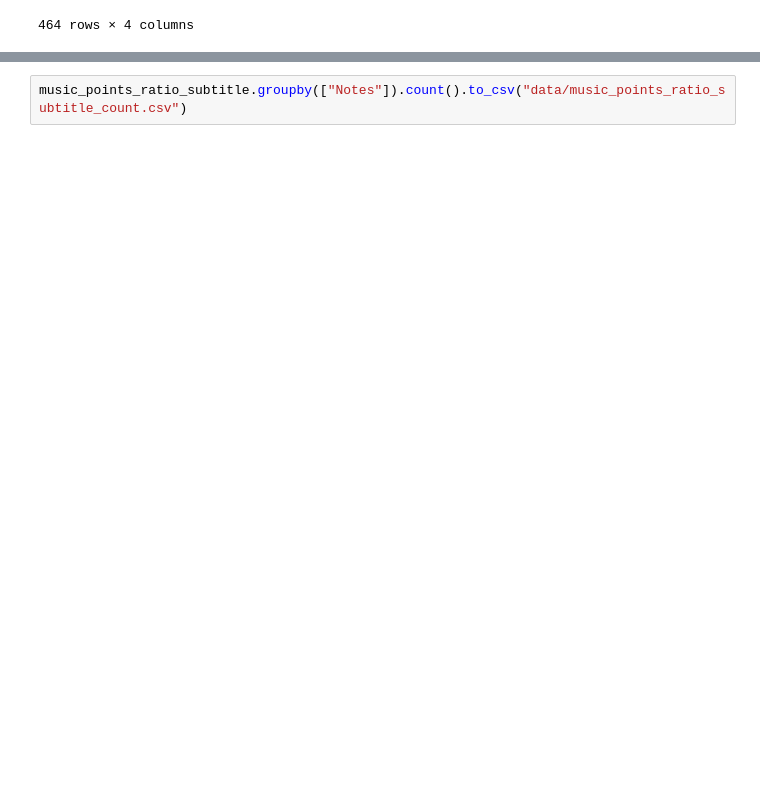
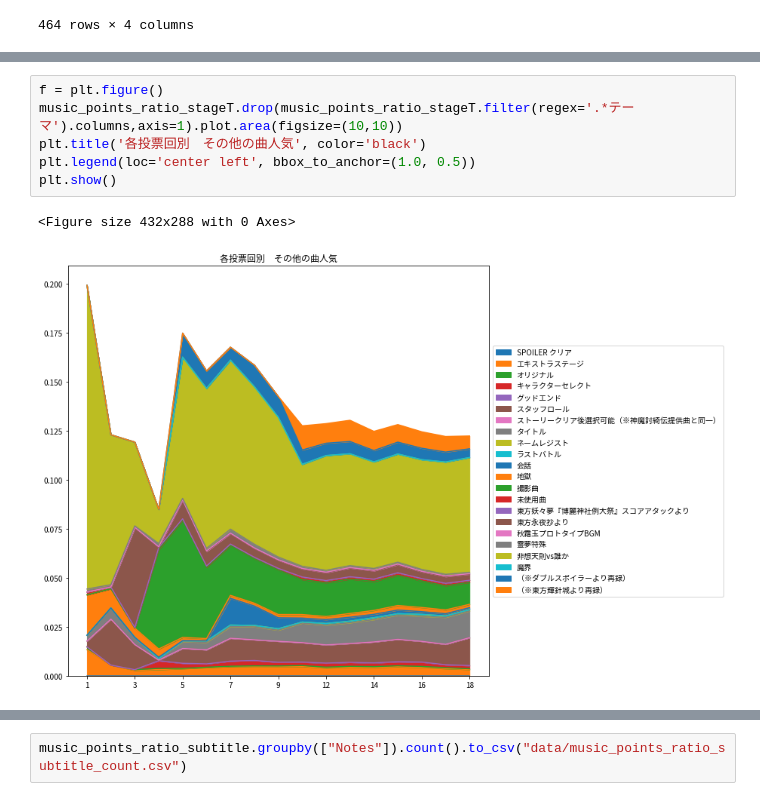
Before and after one commit to xiangze/toubou_vote_analysis, a Jupyter notebook: stagewise.ipynb, the cells around one changed output, grey strips where cells are left out. Drawn from its saved outputs; the diff is of its cells as text; blank space fills up the shorter version.

```diff
--- a/stagewise.ipynb
+++ b/stagewise.ipynb
@@ -203,0 +298,9 @@ music_points_ratio_stageT.plot.area()
+# %%
+f = plt.figure()
+music_points_ratio_stageT.drop(music_points_ratio_stageT.filter(regex='.*テーマ').columns,axis=1).plot.area(figsize=(10,10))
+plt.title('各投票回別　その他の曲人気', color='black')
+plt.legend(loc='center left', bbox_to_anchor=(1.0, 0.5))
+plt.show()
+# %% [output]
+<Figure size 432x288 with 0 Axes>
+[figure, added]
```
Also changed, not shown: parts of 36 cells of this notebook.
